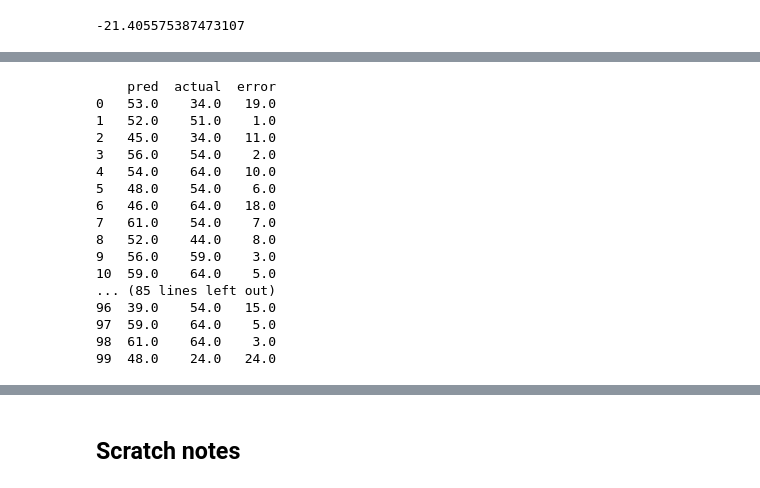
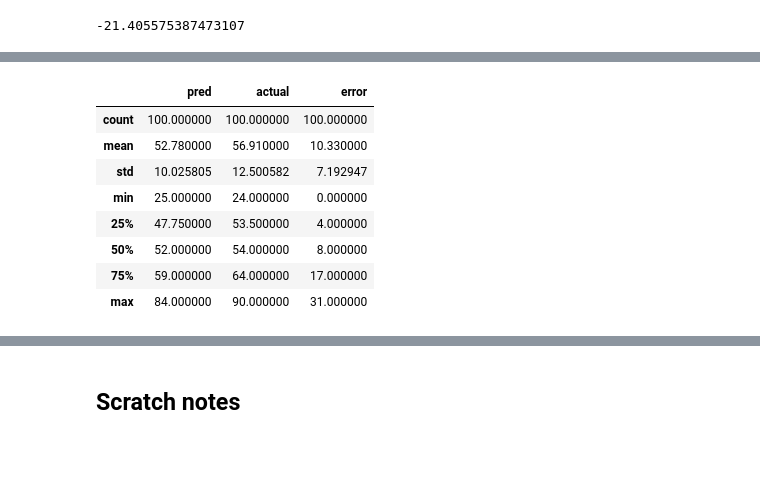
Before and after one commit to Shemkent/Hackathon-Summer-2021, a Jupyter notebook: analyze_data_notebook.ipynb, the cells around one changed output, grey strips where cells are left out. Drawn from its saved outputs; the diff is of its cells as text; code cells hidden in the pictures; blank space fills up the shorter version.

```diff
--- a/analyze_data_notebook.ipynb
+++ b/analyze_data_notebook.ipynb
@@ -308,0 +342,5 @@ r2_score(y_test, y_pred)
+# %%
+X_filtered = pd.read_pickle('./X_filtered4K.pickle')
+print(X_filtered.shape)
+X_train, X_test, y_train, y_test = train_test_split(
+    X_filtered, y, test_size=0.1)
@@ -309,5 +349,6 @@ r2_score(y_test, y_pred)
 # %%
 ##train: Neural Network
 # pyramid architecture
-t_layers = (2500, 500, 100)
-regr = MLPRegressor(random_state=1, hidden_layer_sizes=t_layers, solver='lbfgs', max_iter=2000).fit(X_train, y_train)
+t_layers = (300, 200, 100)
+regr = MLPRegressor(random_state=1, hidden_layer_sizes=t_layers, max_iter=10000).fit(X_train, y_train)
+regr.score(X_test, y_test)
@@ -323,29 +458,23 @@ regr.score(X_test, y_test)
 # %%
 pred = regr.predict(X_test[:100]).round()
 actual = y_test[:100].values * 1.
 data = {'pred': pred, 'actual': actual}
 df_predictions = pd.DataFrame(data=data)
 df_predictions['error'] = abs(df_predictions['actual'] - df_predictions['pred'])
-pd.set_option("display.max_rows", None)
-print(df_predictions)
+#pd.set_option("display.max_rows", None)
+
+#print(df_predictions)
+df_predictions.describe()
 # %% [output]
-    pred  actual  error
-0   53.0    34.0   19.0
-1   52.0    51.0    1.0
-2   45.0    34.0   11.0
-3   56.0    54.0    2.0
-4   54.0    64.0   10.0
-5   48.0    54.0    6.0
-6   46.0    64.0   18.0
-7   61.0    54.0    7.0
-8   52.0    44.0    8.0
-9   56.0    59.0    3.0
-10  59.0    64.0    5.0
-... (85 lines left out)
-96  39.0    54.0   15.0
-97  59.0    64.0    5.0
-98  61.0    64.0    3.0
-99  48.0    24.0   24.0
+|  | pred | actual | error |
+| count | 100.000000 | 100.000000 | 100.000000 |
+| mean | 52.780000 | 56.910000 | 10.330000 |
+| std | 10.025805 | 12.500582 | 7.192947 |
+| min | 25.000000 | 24.000000 | 0.000000 |
+| 25% | 47.750000 | 53.500000 | 4.000000 |
+| 50% | 52.000000 | 54.000000 | 8.000000 |
+| 75% | 59.000000 | 64.000000 | 17.000000 |
+| max | 84.000000 | 90.000000 | 31.000000 |
 # %%
 ## Keep this cell for reference
 
```
Also changed, not shown: parts of 37 cells of this notebook, 6 other files.
